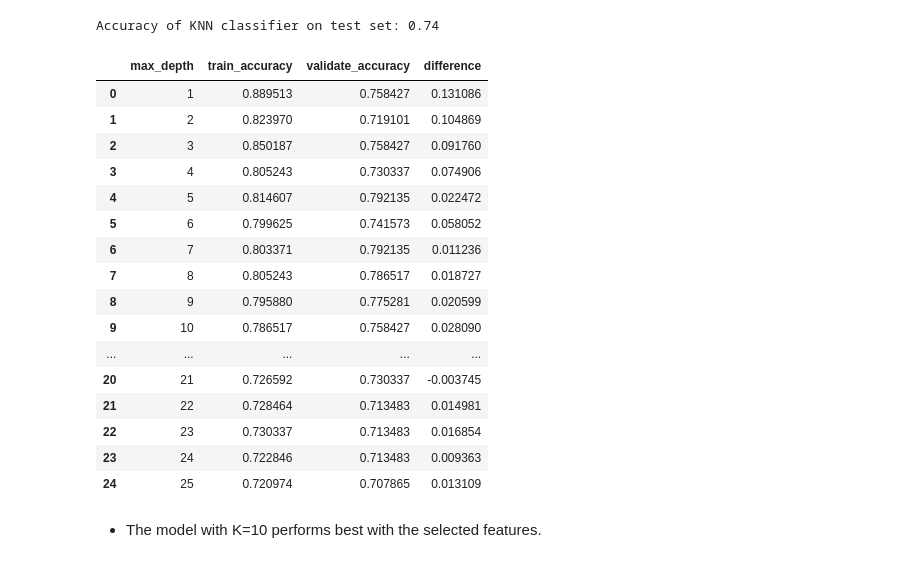
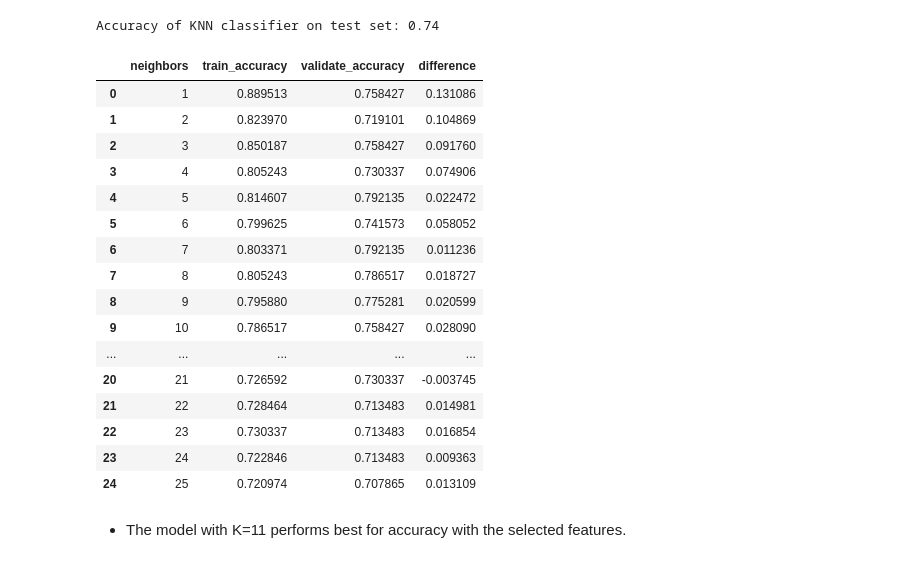
Before and after one commit to dashbringhurst/classification-exercises, a Jupyter notebook: model.ipynb, the cells around one changed output. Cells and saved outputs as stored; diff of their text form; code cells hidden in the pictures.

```diff
--- a/model.ipynb
+++ b/model.ipynb
@@ -925,32 +925,32 @@ Accuracy of KNN classifier on test set: 0.74
 # %%
 metrics = []
 
 for i in range(1, 26):
     # Make the model
     k_titanic = KNeighborsClassifier(n_neighbors=i)
 
     # Fit the model (on train and only train)
     k_titanic = k_titanic.fit(X_train, y_train)
 
     # Use the model
     # We'll evaluate the model's performance on train, first then check validate
     in_sample_accuracy = k_titanic.score(X_train, y_train)
 
     out_of_sample_accuracy = k_titanic.score(X_validate, y_validate)
 
     output = {
-        "max_depth": i,
+        "neighbors": i,
         "train_accuracy": in_sample_accuracy,
         "validate_accuracy": out_of_sample_accuracy
     }
 
     metrics.append(output)
 
 df = pd.DataFrame(metrics)
 df["difference"] = df.train_accuracy - df.validate_accuracy
 df
 # %% [output]
-|  | max_depth | train_accuracy | validate_accuracy | difference |
+|  | neighbors | train_accuracy | validate_accuracy | difference |
 | 0 | 1 | 0.889513 | 0.758427 | 0.131086 |
 | 1 | 2 | 0.823970 | 0.719101 | 0.104869 |
 | 2 | 3 | 0.850187 | 0.758427 | 0.091760 |
@@ -968,4 +968,4 @@ df
 | 23 | 24 | 0.722846 | 0.713483 | 0.009363 |
 | 24 | 25 | 0.720974 | 0.707865 | 0.013109 |
 # %% [markdown]
-- The model with K=10 performs best with the selected features.
+- The model with K=11 performs best for accuracy with the selected features.
```
